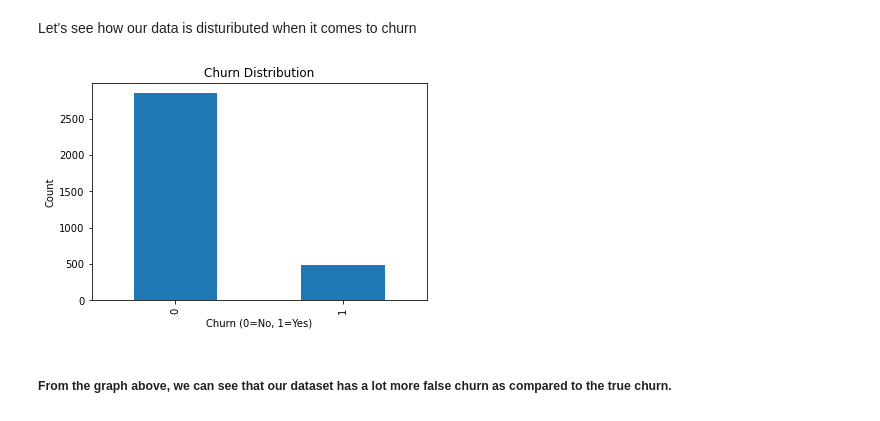
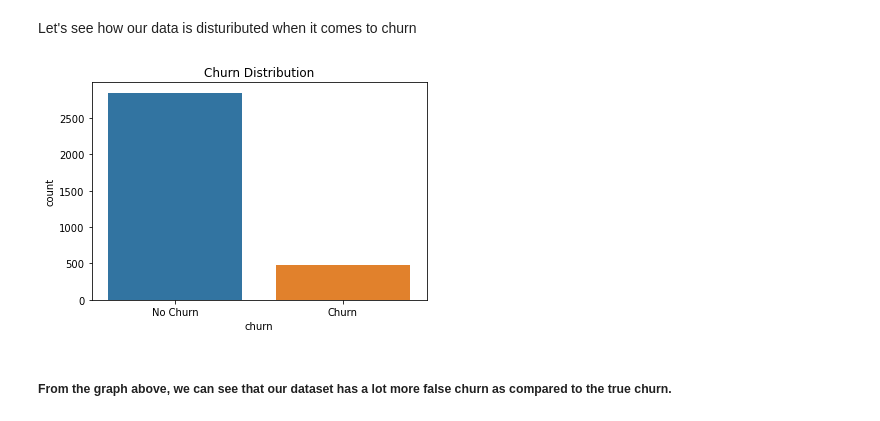
Before and after one commit to Gitungo/DSF_Project3, a Jupyter notebook: Project_Phase3.ipynb, the cells around one changed output. Saved outputs shown, nothing was run; the diff lists cells and outputs as text; code cells hidden in the pictures.

```diff
--- a/Project_Phase3.ipynb
+++ b/Project_Phase3.ipynb
@@ -143,13 +145,12 @@ df.duplicated().sum()
 # %% [markdown]
 Let's see how our data is distuributed when it comes to churn
 # %%
-df['churn'].value_counts().plot(kind='bar')
+sns.countplot(x='churn', data=df)
 plt.title("Churn Distribution")
-plt.xlabel("Churn (0=No, 1=Yes)")
-plt.ylabel("Count")
+plt.xticks([0,1], ["No Churn", "Churn"])
 plt.show()
 # %% [output]
-[figure, old version]
+[figure, new version]
 # %% [markdown]
 ##### From the graph above, we can see that our dataset has a lot more false churn as compared to the true churn.
 # %% [markdown]
```
Also changed, not shown: parts of 10 cells of this notebook, 1 other file.
